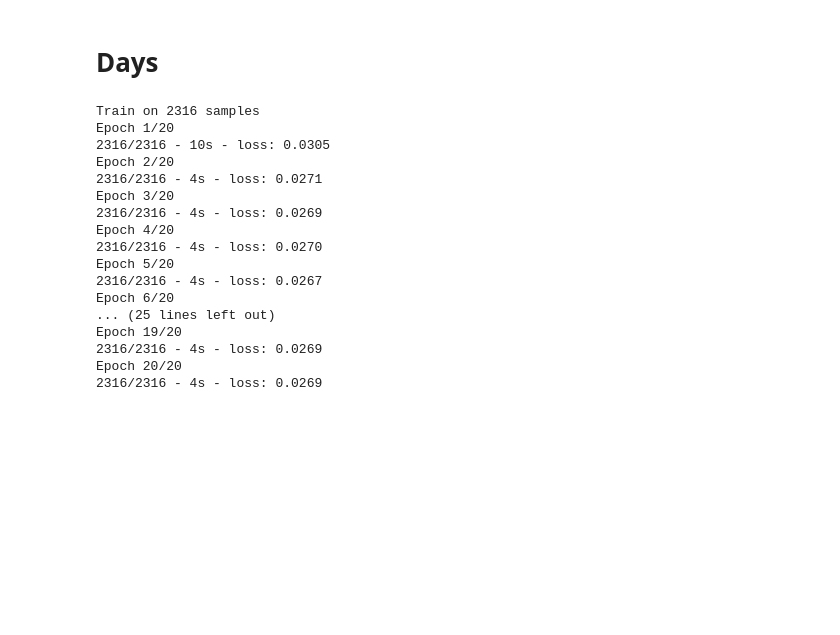
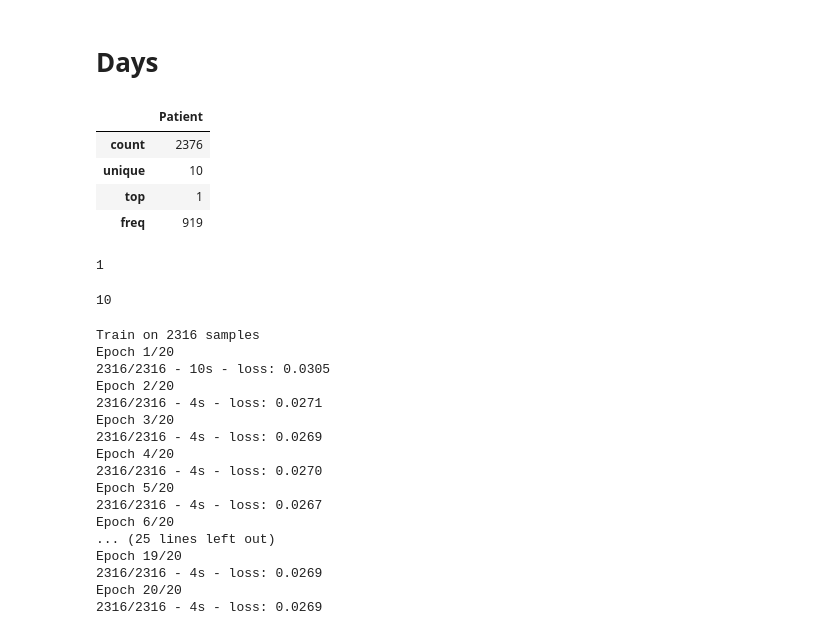
Before and after one commit to muwongeemmanuel/seemlos, a Jupyter notebook: Model/LOS_Encounter.ipynb, the cells around one changed output. Saved outputs shown, nothing was run; the diff lists cells and outputs as text; code cells hidden in the pictures; blank space fills up the shorter version.

```diff
--- a/Model/LOS_Encounter.ipynb
+++ b/Model/LOS_Encounter.ipynb
@@ -128,6 +128,23 @@ new_data.index = new_data.Date
 new_data.drop('Date', axis=1, inplace=True)
 # new_data
 new_data.to_csv(r'..\Datasets\Encounter\Cleaned\dailyEncounter.csv')
+# %%
+#Get summary of numerical variables
+new_data.describe()
+# %% [output]
+|  | Patient |
+| count | 2376 |
+| unique | 10 |
+| top | 1 |
+| freq | 919 |
+# %%
+new_data.Patient.min()
+# %% [output]
+1
+# %%
+new_data.Patient.max()
+# %% [output]
+10
 # %%
 #Converting the dataframe to a numpy array
 dataset = new_data.values
```
Also changed, not shown: parts of 11 cells of this notebook, 4 other files.
